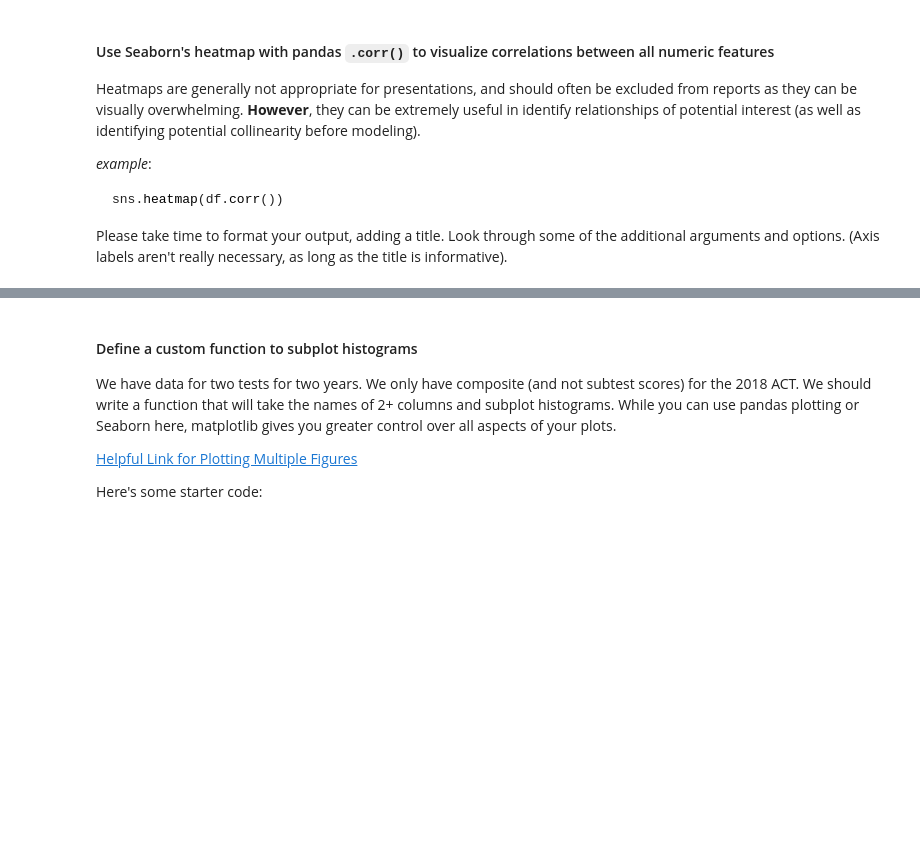
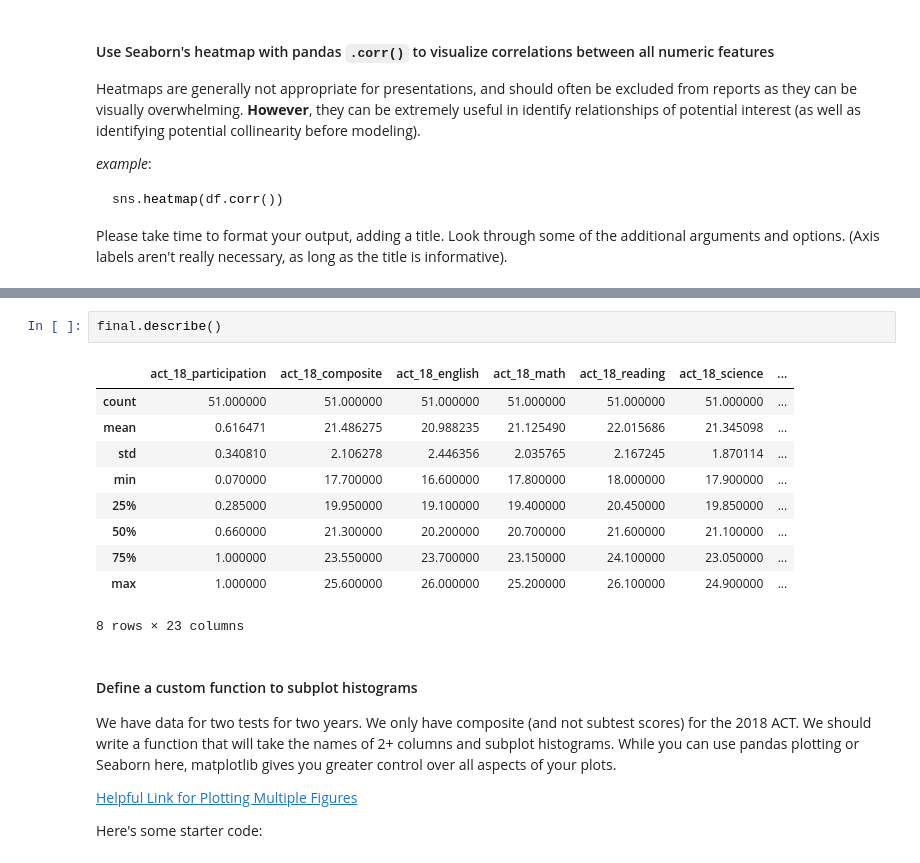
Before and after one commit to KennethChewx/Project_1, a Jupyter notebook: code/starter-code.ipynb, the cells around one changed output, grey strips where cells are left out. Saved outputs shown, nothing was run; the diff lists cells and outputs as text; blank space fills up the shorter version.

```diff
--- a/code/starter-code.ipynb
+++ b/code/starter-code.ipynb
@@ -547,3 +625,16 @@ Please take time to format your output, adding a title. Look through some of the
+# %%
+final.describe()
+# %% [output]
+|  | act_18_participation | act_18_composite | act_18_english | act_18_math | act_18_reading | act_18_science | ... |
+| count | 51.000000 | 51.000000 | 51.000000 | 51.000000 | 51.000000 | 51.000000 | ... |
+| mean | 0.616471 | 21.486275 | 20.988235 | 21.125490 | 22.015686 | 21.345098 | ... |
+| std | 0.340810 | 2.106278 | 2.446356 | 2.035765 | 2.167245 | 1.870114 | ... |
+| min | 0.070000 | 17.700000 | 16.600000 | 17.800000 | 18.000000 | 17.900000 | ... |
+| 25% | 0.285000 | 19.950000 | 19.100000 | 19.400000 | 20.450000 | 19.850000 | ... |
+| 50% | 0.660000 | 21.300000 | 20.200000 | 20.700000 | 21.600000 | 21.100000 | ... |
+| 75% | 1.000000 | 23.550000 | 23.700000 | 23.150000 | 24.100000 | 23.050000 | ... |
+| max | 1.000000 | 25.600000 | 26.000000 | 25.200000 | 26.100000 | 24.900000 | ... |
+8 rows × 23 columns
 # %% [markdown]
 #### Define a custom function to subplot histograms
 
```
Also changed, not shown: parts of 18 cells of this notebook.
